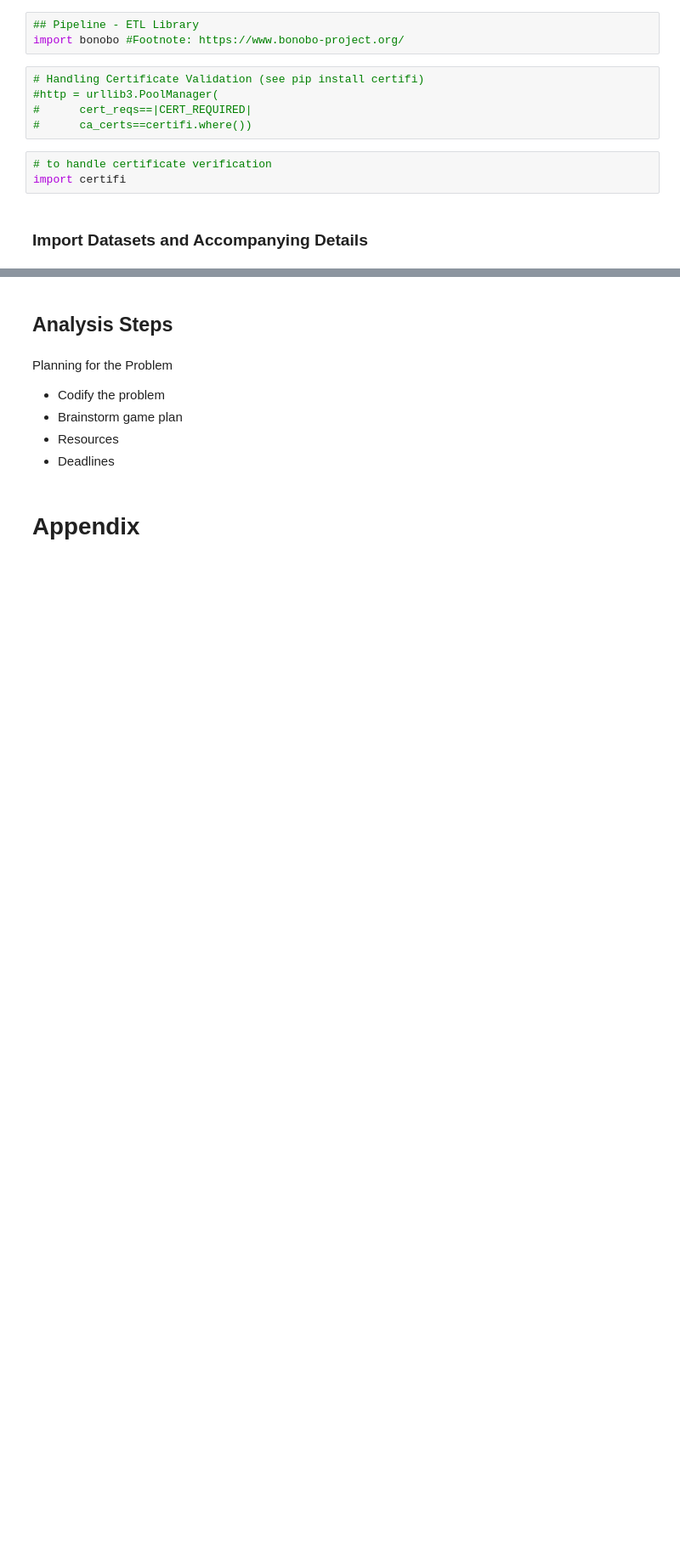
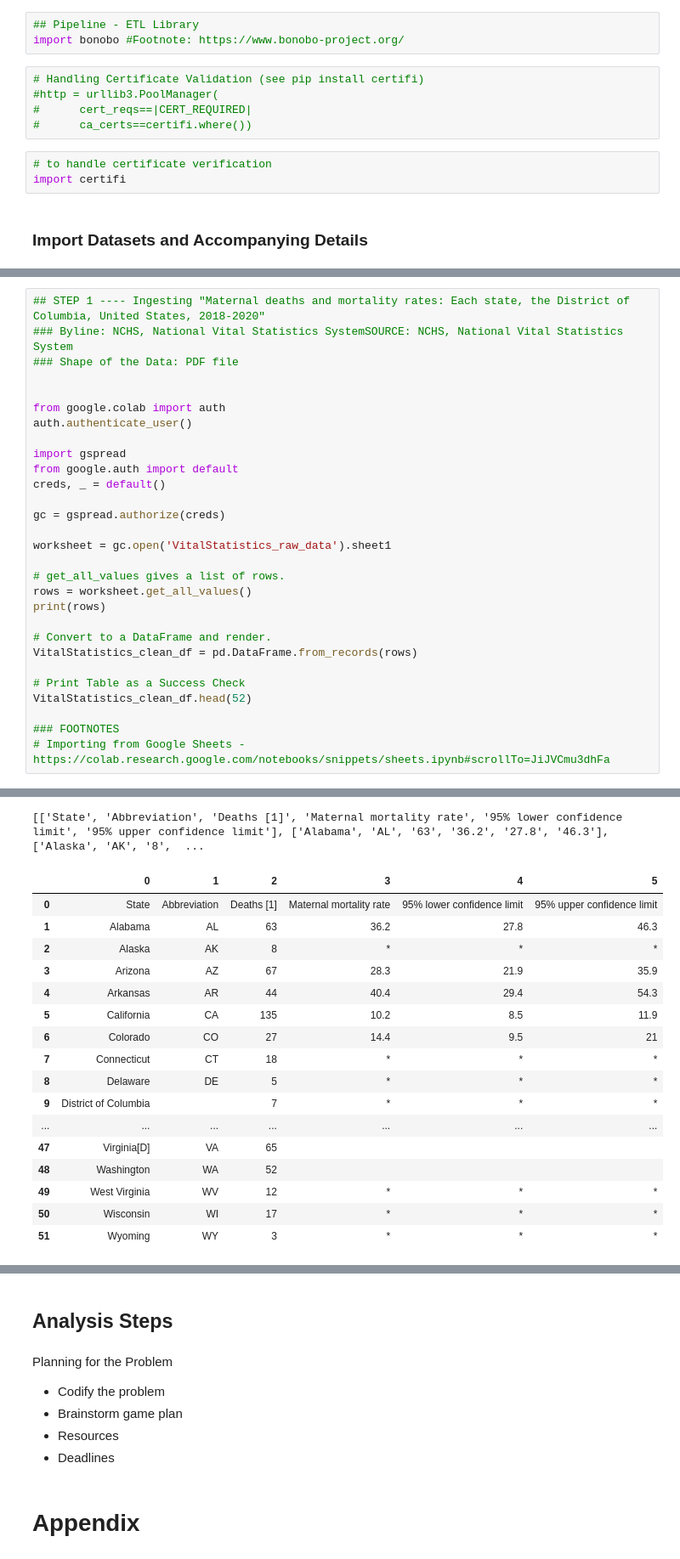
Before and after one commit to TuckerRasbury/00_MaternalMortalityandAbortionRelatedStatistics, a Jupyter notebook: # 01. Data Wrangling Public Datasets for a Cause/01_DataWrangling_PublicData.ipynb, the cells around one changed output, grey strips where cells are left out. Shown at 85% size. Drawn from its saved outputs; the diff is of its cells as text; blank space fills up the shorter version.

Commit message:
Using Google Collab to manually scrape pdf

```diff
--- a/# 01. Data Wrangling Public Datasets for a Cause/01_DataWrangling_PublicData.ipynb
+++ b/# 01. Data Wrangling Public Datasets for a Cause/01_DataWrangling_PublicData.ipynb
@@ -144,0 +126,30 @@ URLError: <urlopen error [SSL: CERTIFICATE_VERIFY_FAILED] certificate verify fai
+# %%
+## STEP 1 ---- Ingesting "Maternal deaths and mortality rates: Each state, the District of Columbia, United States, 2018‐2020"
+### Byline: NCHS, National Vital Statistics SystemSOURCE: NCHS, National Vital Statistics System
+### Shape of the Data: PDF file
+
+
+from google.colab import auth
+auth.authenticate_user()
+
+import gspread
+from google.auth import default
+creds, _ = default()
+
+gc = gspread.authorize(creds)
+
+worksheet = gc.open('VitalStatistics_raw_data').sheet1
+
+# get_all_values gives a list of rows.
+rows = worksheet.get_all_values()
+print(rows)
+
+# Convert to a DataFrame and render.
+VitalStatistics_clean_df = pd.DataFrame.from_records(rows)
+
+# Print Table as a Success Check
+VitalStatistics_clean_df.head(52)
+
+### FOOTNOTES
+# Importing from Google Sheets - https://colab.research.google.com/notebooks/snippets/sheets.ipynb#scrollTo=JiJVCmu3dhFa
+# %% [output]
@@ -144,0 +157,18 @@ URLError: <urlopen error [SSL: CERTIFICATE_VERIFY_FAILED] certificate verify fai
+[['State', 'Abbreviation', 'Deaths [1]', 'Maternal mortality rate', '95% lower confidence limit', '95% upper confidence limit'], ['Alabama', 'AL', '63', '36.2', '27.8', '46.3'], ['Alaska', 'AK', '8',  ...
+|  | 0 | 1 | 2 | 3 | 4 | 5 |
+| 0 | State | Abbreviation | Deaths [1] | Maternal mortality rate | 95% lower confidence limit | 95% upper confidence limit |
+| 1 | Alabama | AL | 63 | 36.2 | 27.8 | 46.3 |
+| 2 | Alaska | AK | 8 | * | * | * |
+| 3 | Arizona | AZ | 67 | 28.3 | 21.9 | 35.9 |
+| 4 | Arkansas | AR | 44 | 40.4 | 29.4 | 54.3 |
+| 5 | California | CA | 135 | 10.2 | 8.5 | 11.9 |
+| 6 | Colorado | CO | 27 | 14.4 | 9.5 | 21 |
+| 7 | Connecticut | CT | 18 | * | * | * |
+| 8 | Delaware | DE | 5 | * | * | * |
+| 9 | District of Columbia |  | 7 | * | * | * |
+| ... | ... | ... | ... | ... | ... | ... |
+| 47 | Virginia[D] | VA | 65 |  |  |  |
+| 48 | Washington | WA | 52 |  |  |  |
+| 49 | West Virginia | WV | 12 | * | * | * |
+| 50 | Wisconsin | WI | 17 | * | * | * |
+| 51 | Wyoming | WY | 3 | * | * | * |
```
Also changed, not shown: parts of 9 cells of this notebook.
